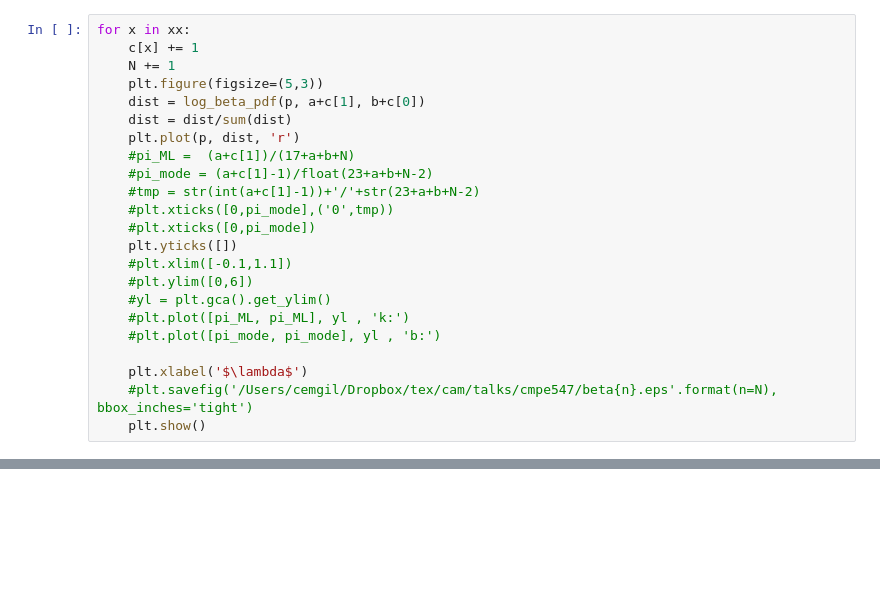
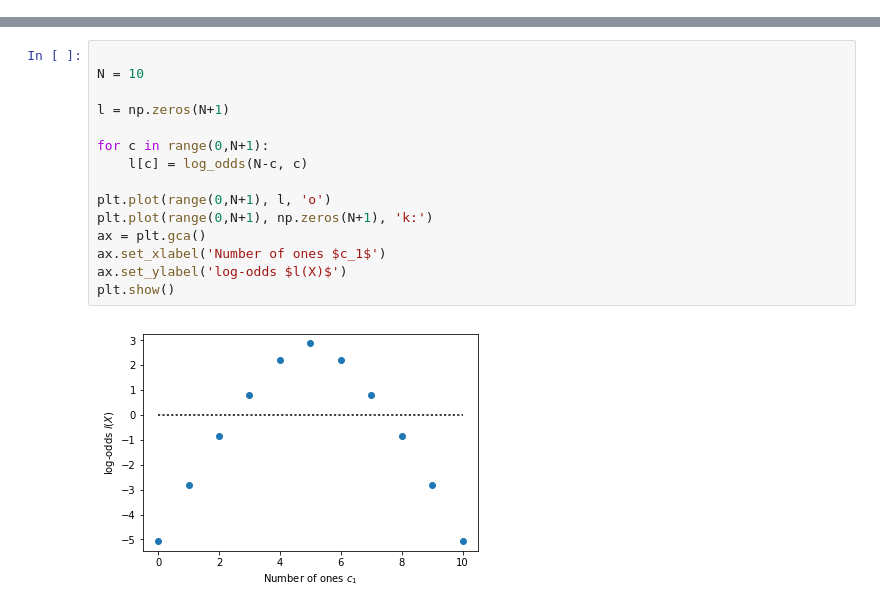
Before and after one commit to CMPE547-Spring-2017-Bogazici/hw4, a Jupyter notebook: solution.ipynb, the cells around one changed output, grey strips where cells are left out. Cells and saved outputs as stored; diff of their text form; blank space fills up the shorter version.

```diff
--- a/solution.ipynb
+++ b/solution.ipynb
@@ -67,23 +51,0 @@ plt.show()
-# %%
-for x in xx:
-    c[x] += 1
-    N += 1
-    plt.figure(figsize=(5,3))
-    dist = log_beta_pdf(p, a+c[1], b+c[0])
-    dist = dist/sum(dist)
-    plt.plot(p, dist, 'r')
-    #pi_ML =  (a+c[1])/(17+a+b+N)
-    #pi_mode = (a+c[1]-1)/float(23+a+b+N-2)
-    #tmp = str(int(a+c[1]-1))+'/'+str(23+a+b+N-2)
-    #plt.xticks([0,pi_mode],('0',tmp))
-    #plt.xticks([0,pi_mode])
-    plt.yticks([])
-    #plt.xlim([-0.1,1.1])
-    #plt.ylim([0,6])
-    #yl = plt.gca().get_ylim()
-    #plt.plot([pi_ML, pi_ML], yl , 'k:')
-    #plt.plot([pi_mode, pi_mode], yl , 'b:')
-
-    plt.xlabel('$\lambda$')
-    #plt.savefig('/Users/cemgil/Dropbox/tex/cam/talks/cmpe547/beta{n}.eps'.format(n=N), bbox_inches='tight')
-    plt.show()
@@ -103,0 +173,17 @@ for x in xx:
+# %%
+
+N = 10
+
+l = np.zeros(N+1)
+
+for c in range(0,N+1):
+    l[c] = log_odds(N-c, c)
+
+plt.plot(range(0,N+1), l, 'o')
+plt.plot(range(0,N+1), np.zeros(N+1), 'k:')
+ax = plt.gca()
+ax.set_xlabel('Number of ones $c_1$')
+ax.set_ylabel('log-odds $l(X)$')
+plt.show()
+# %% [output]
+[figure, added]
```
Also changed, not shown: parts of 11 cells of this notebook.
